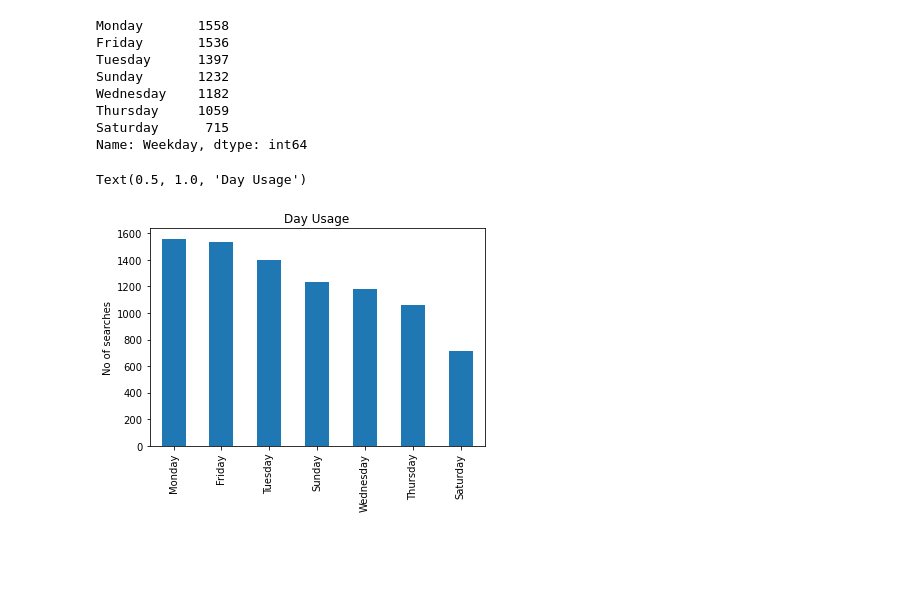
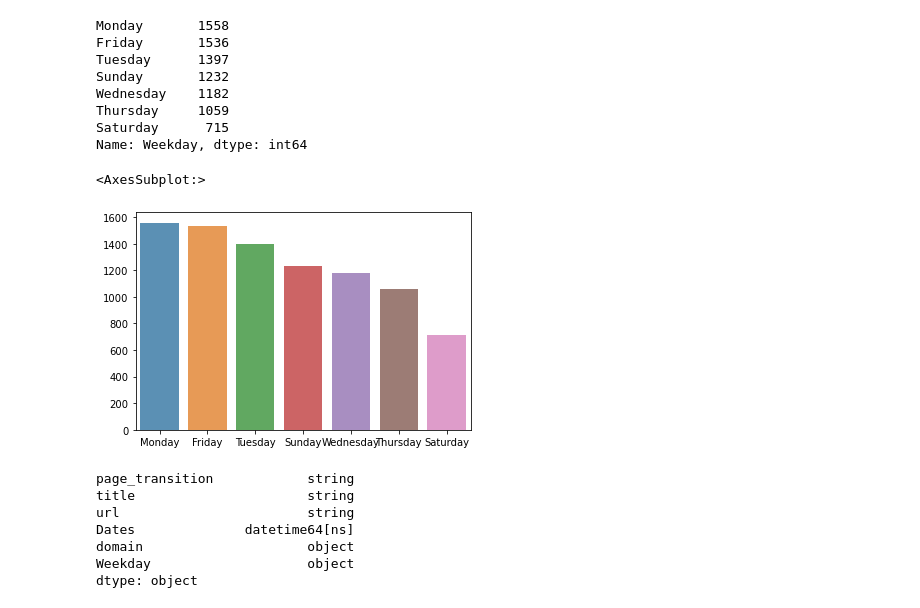
Before and after one commit to mnandula87/Data-Analysis-Projects, a Jupyter notebook: My Browsing History - Data Analysis-checkpoint.ipynb, the cells around one changed output. Drawn from its saved outputs; the diff is of its cells as text; code cells hidden in the pictures; blank space fills up the shorter version.

```diff
--- a/My Browsing History - Data Analysis-checkpoint.ipynb
+++ b/My Browsing History - Data Analysis-checkpoint.ipynb
@@ -145,6 +135,6 @@ df1
 # %%
 ###Dropped the duplicated column I generated by mistake while converting object data types to string data types
-df1.drop(df1.columns[4], axis=1, inplace=True)
+#df1.drop(df1.columns[4], axis=1, inplace=True)
 df1
 # %% [output]
 |  | page_transition | title | url | time_usec |
@@ -429,9 +392,22 @@ Thursday     1059
 Saturday      715
 Name: Weekday, dtype: int64
 # %%
-df1['Weekday'].value_counts().plot(kind='bar')
-plt.ylabel("No of searches")
-plt.title("Day Usage")
+import seaborn as sns
+Day_Usage = df1['Weekday'].value_counts()
+sns.barplot(x=Day_Usage.index, y=Day_Usage.values, alpha=0.8)
+#df1['Weekday'].value_counts().plot(kind='bar')
+#plt.ylabel("No of searches")
+#plt.title("Day Usage")
 # %% [output]
-Text(0.5, 1.0, 'Day Usage')
+<AxesSubplot:>
-[figure, old version]
+[figure, new version]
+# %%
+df1.dtypes
+# %% [output]
+page_transition            string
+title                      string
+url                        string
+Dates              datetime64[ns]
+domain                     object
+Weekday                    object
+dtype: object
```
Also changed, not shown: parts of 14 cells of this notebook.
